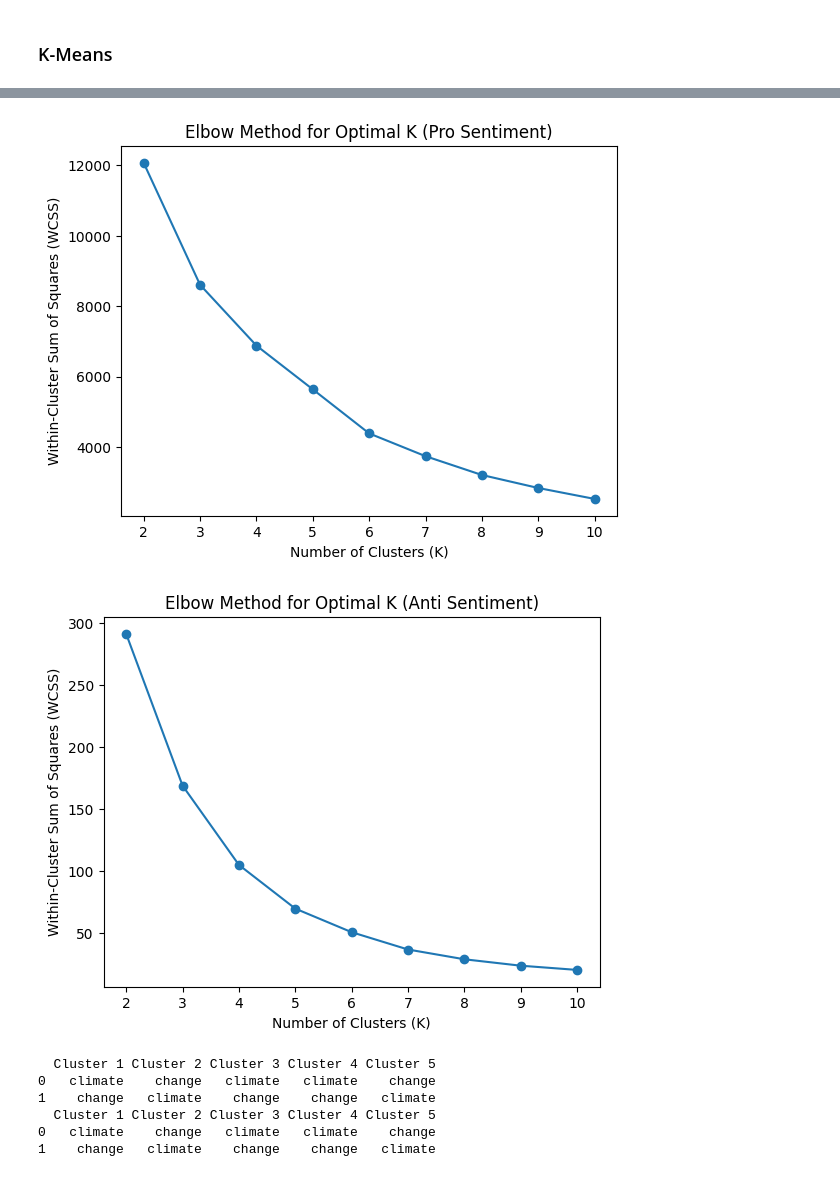
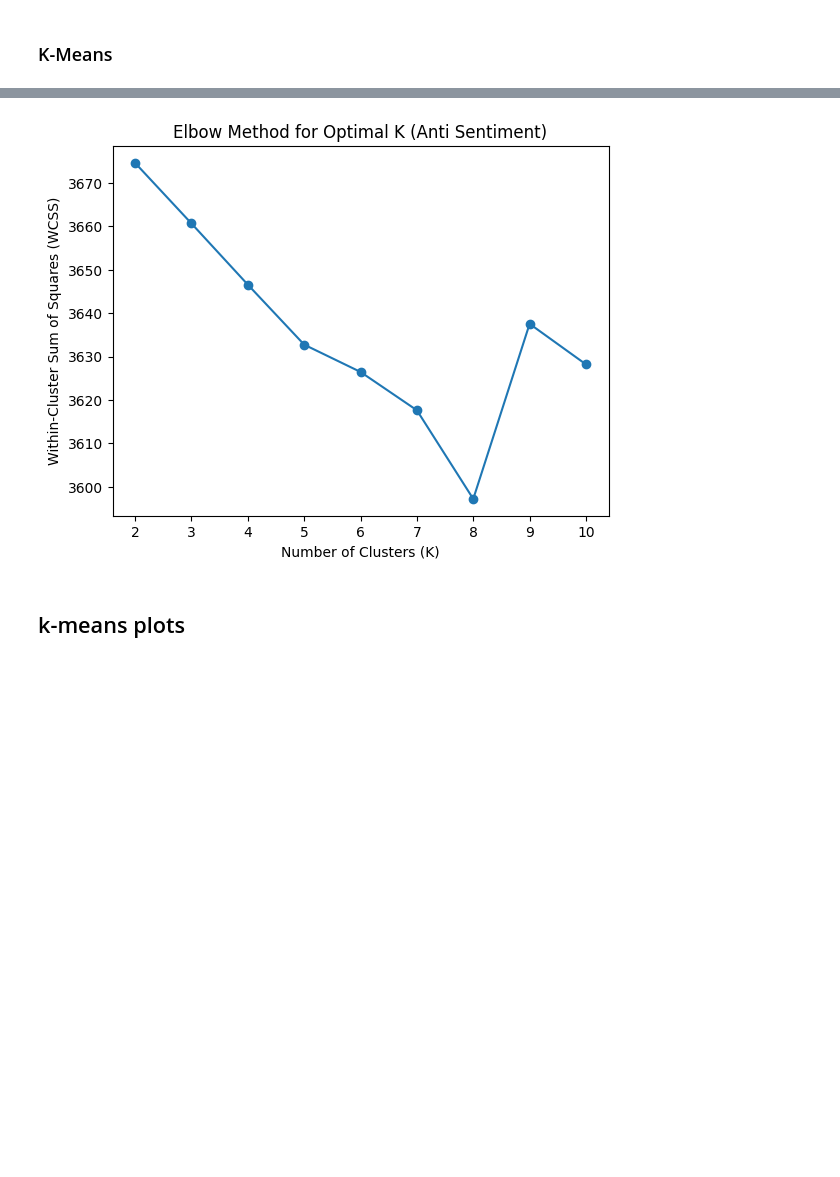
Before and after one commit to ramya1907/climate-change-tweets-analysis, a Jupyter notebook: climate_change_stance_analysis.ipynb, the cells around one changed output, grey strips where cells are left out. Drawn from its saved outputs; the diff is of its cells as text; code cells hidden in the pictures; blank space fills up the shorter version.

```diff
--- a/climate_change_stance_analysis.ipynb
+++ b/climate_change_stance_analysis.ipynb
@@ -629,31 +576,0 @@ def generate_top_terms_df(X, cluster_assignments, feature_names, n_top_terms=10)
-# %%
-from sklearn.decomposition import PCA
-import matplotlib.pyplot as plt
-
-# Initialize PCA with different numbers of components
-n_components_range = range(1, 20)  # Range of components to try
-
-pro_explained_variances = []
-anti_explained_variances = []
-
-for n_components in n_components_range:
-    # Perform PCA for pro dataset
-    pca_pro = PCA(n_components=n_components)
-    pca_pro.fit(pro_X)
-    pro_explained_variances.append(sum(pca_pro.explained_variance_ratio_))
-
-    # Perform PCA for anti dataset
-    pca_anti = PCA(n_components=n_components)
-    pca_anti.fit(anti_X)
-    anti_explained_variances.append(sum(pca_anti.explained_variance_ratio_))
-
-# Plot the cumulative explained variance ratio
-plt.figure(figsize=(10, 6))
-plt.plot(n_components_range, pro_explained_variances, marker='o', label='Pro Dataset')
-plt.plot(n_components_range, anti_explained_variances, marker='o', label='Anti Dataset')
-plt.title('Cumulative Explained Variance Ratio')
-plt.xlabel('Number of Components')
-plt.ylabel('Cumulative Explained Variance Ratio')
-plt.legend()
-plt.grid(True)
-plt.show()
@@ -662,37 +577,24 @@ plt.show()
 # %%
 # Define the range of k values
 k_range = range(2, 11)
 
 # Perform K-means clustering for pro sentiment
 pro_wcss_values = []
 for k in k_range:
-    _, _, wcss = perform_kmeans_clustering(pro_X_2d, k)
-    pro_wcss_values.append(wcss)
+  # _, _, wcss = perform_kmeans_clustering(pro_X_2d, k)
+  _, _, wcss = perform_kmeans_clustering(pro_X, k)
+  pro_wcss_values.append(wcss)
 
 plot_elbow_curve(pro_wcss_values, k_range, 'Pro')
 
 # Perform K-means clustering for anti sentiment
 anti_wcss_values = []
 for k in k_range:
-    _, _, wcss = perform_kmeans_clustering(anti_X_2d, k)
-    anti_wcss_values.append(wcss)
+  _, _, wcss = perform_kmeans_clustering(anti_X, k)
+  anti_wcss_values.append(wcss)
 
 plot_elbow_curve(anti_wcss_values, k_range, 'Anti')
 # %% [output]
-[figure, old version]
+[figure, new version]
-[figure, removed]
-# %%
-pro_kmeans, pro_clusters, pro_wcss = perform_kmeans_clustering(pro_X_2d, k=5)
-pro_top_terms_df = generate_top_terms_df(pro_X_2d, pro_clusters, list(pro_word_embeddings.key_to_index.keys()))
-print(pro_top_terms_df)
-
-anti_kmeans, anti_clusters, anti_wcss = perform_kmeans_clustering(anti_X_2d, k=5)
-anti_top_terms_df = generate_top_terms_df(anti_X_2d, anti_clusters, list(anti_word_embeddings.key_to_index.keys()))
-print(anti_top_terms_df)
-# %% [output]
-  Cluster 1 Cluster 2 Cluster 3 Cluster 4 Cluster 5
-0   climate    change   climate   climate    change
-1    change   climate    change    change   climate
-  Cluster 1 Cluster 2 Cluster 3 Cluster 4 Cluster 5
-0   climate    change   climate   climate    change
-1    change   climate    change    change   climate
+# %% [markdown]
+## k-means plots
```
Also changed, not shown: parts of 25 cells of this notebook.
